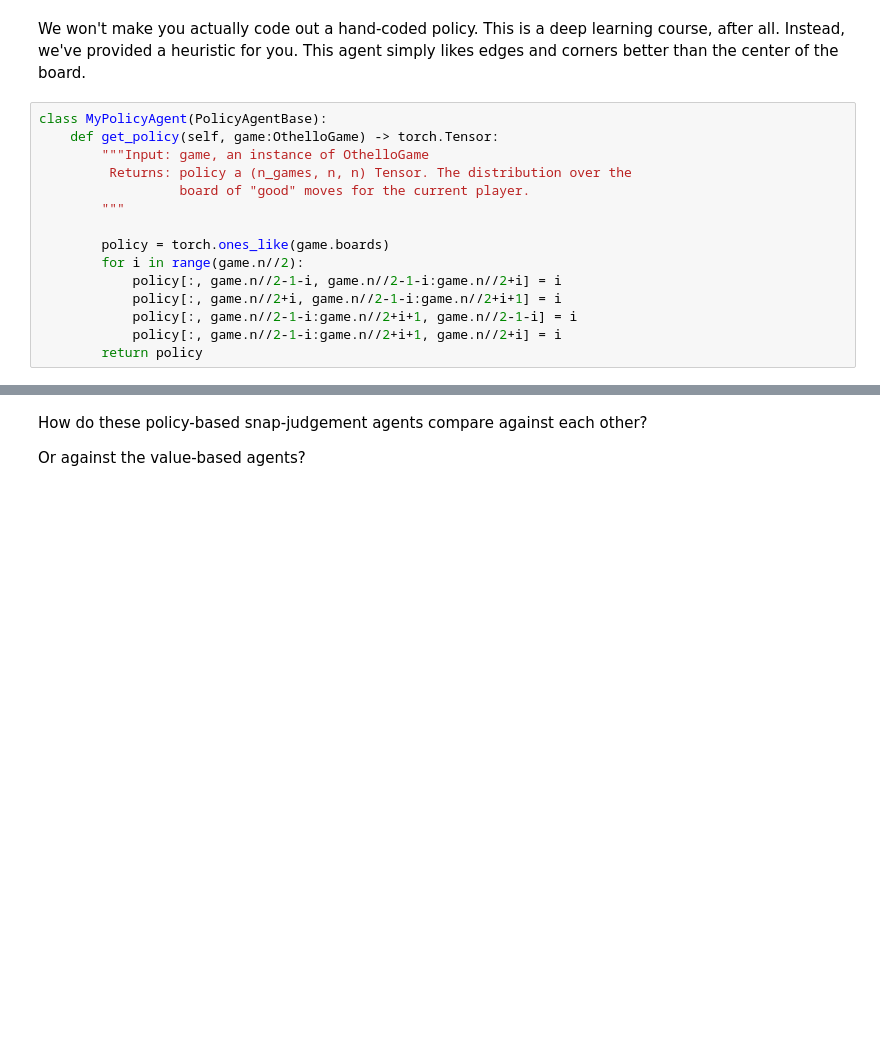
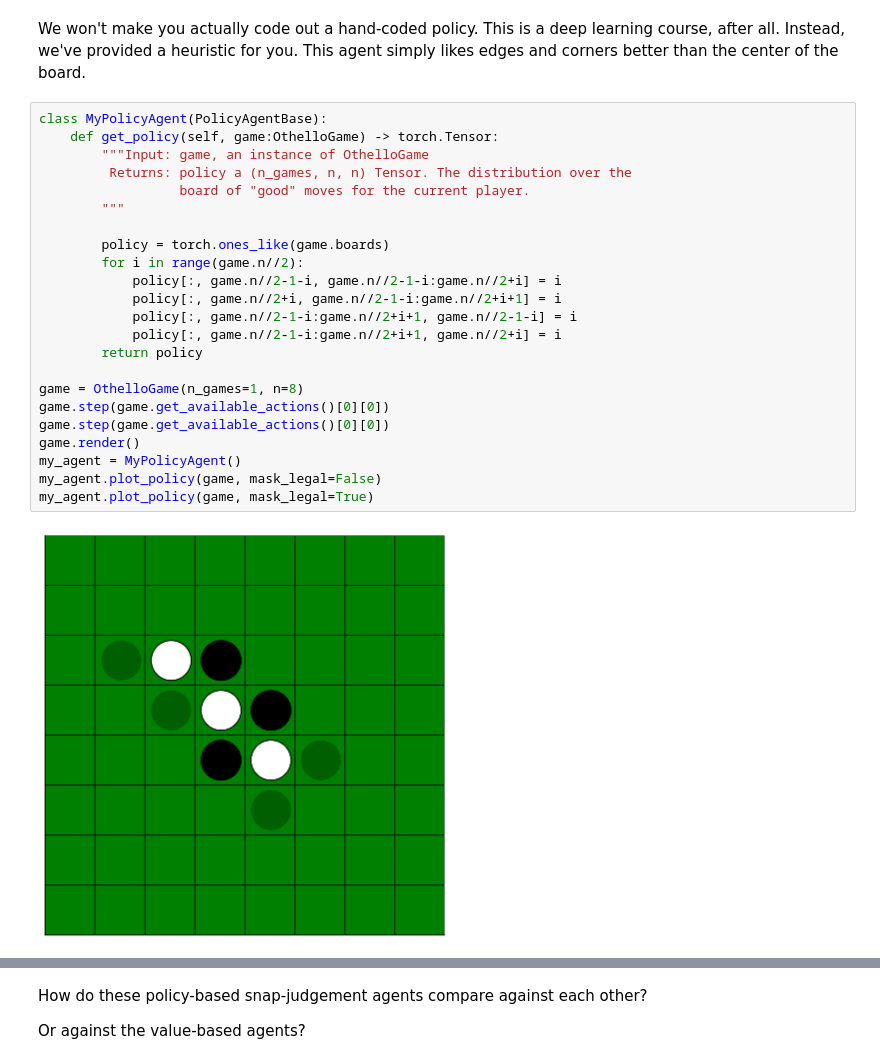
Before and after one commit to losina/course-content, a Jupyter notebook: tutorials/W1_AlphaZero/W1_Tutorial2.ipynb, the cells around one changed output, grey strips where cells are left out. Saved outputs shown, nothing was run; the diff lists cells and outputs as text; blank space fills up the shorter version.

```diff
--- a/tutorials/W1_AlphaZero/W1_Tutorial2.ipynb
+++ b/tutorials/W1_AlphaZero/W1_Tutorial2.ipynb
@@ -1032,15 +1066,25 @@ We won't make you actually code out a hand-coded policy. This is a deep learning
 # %%
 class MyPolicyAgent(PolicyAgentBase):
     def get_policy(self, game:OthelloGame) -> torch.Tensor:
         """Input: game, an instance of OthelloGame
          Returns: policy a (n_games, n, n) Tensor. The distribution over the
                   board of "good" moves for the current player.
         """
 
         policy = torch.ones_like(game.boards)
         for i in range(game.n//2):
             policy[:, game.n//2-1-i, game.n//2-1-i:game.n//2+i] = i
             policy[:, game.n//2+i, game.n//2-1-i:game.n//2+i+1] = i
             policy[:, game.n//2-1-i:game.n//2+i+1, game.n//2-1-i] = i
             policy[:, game.n//2-1-i:game.n//2+i+1, game.n//2+i] = i
         return policy
+
+game = OthelloGame(n_games=1, n=8)
+game.step(game.get_available_actions()[0][0])
+game.step(game.get_available_actions()[0][0])
+game.render()
+my_agent = MyPolicyAgent()
+my_agent.plot_policy(game, mask_legal=False)
+my_agent.plot_policy(game, mask_legal=True)
+# %% [output]
+[figure, added]
```
Also changed, not shown: parts of 7 cells of this notebook.
